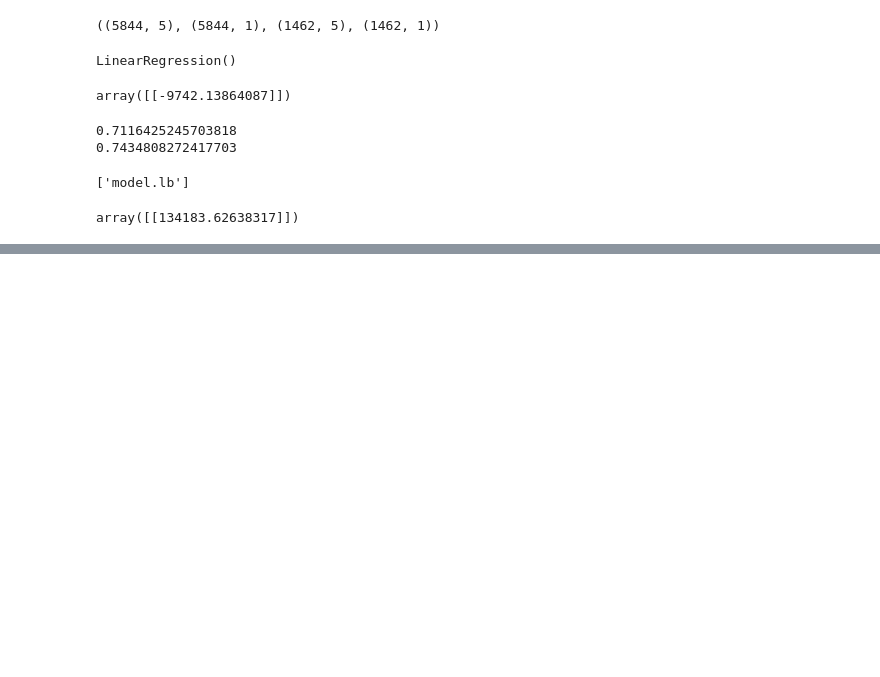
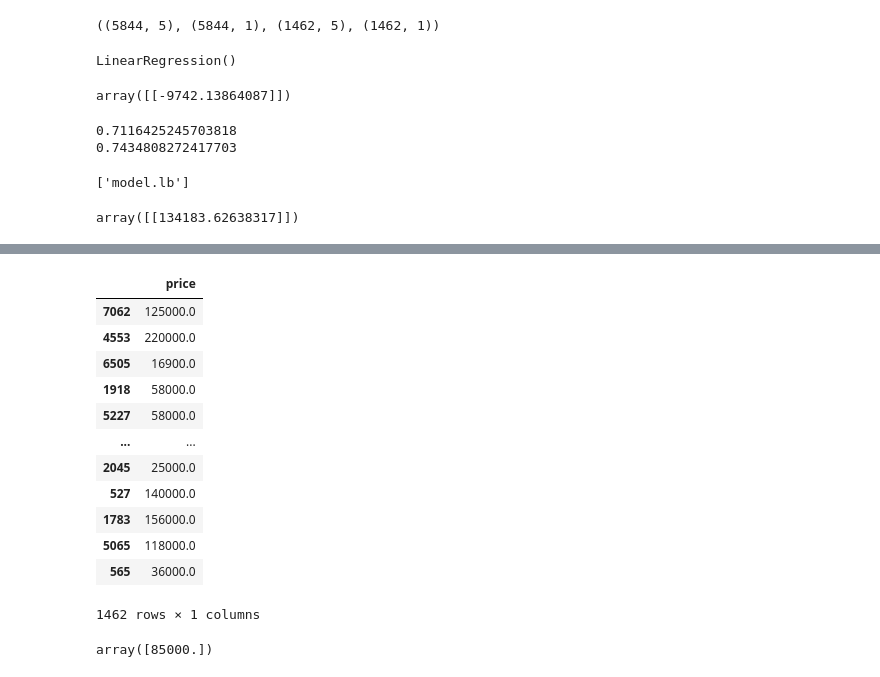
Before and after one commit to Ritika-Gauttam/Bike_Price_Prediction_Project, a Jupyter notebook: bike_model.ipynb, the cells around one changed output, grey strips where cells are left out. Drawn from its saved outputs; the diff is of its cells as text; code cells hidden in the pictures; blank space fills up the shorter version.

```diff
--- a/bike_model.ipynb
+++ b/bike_model.ipynb
@@ -134,0 +211,20 @@ array([[134183.62638317]])
+# %%
+y_test
+# %% [output]
+|  | price |
+| 7062 | 125000.0 |
+| 4553 | 220000.0 |
+| 6505 | 16900.0 |
+| 1918 | 58000.0 |
+| 5227 | 58000.0 |
+| ... | ... |
+| 2045 | 25000.0 |
+| 527 | 140000.0 |
+| 1783 | 156000.0 |
+| 5065 | 118000.0 |
+| 565 | 36000.0 |
+1462 rows × 1 columns
+# %%
+dtr.predict([[35000.0	,1	,9.0,	250.0,	5]])
+# %% [output]
+array([85000.])
```
Also changed, not shown: parts of 7 cells of this notebook.
